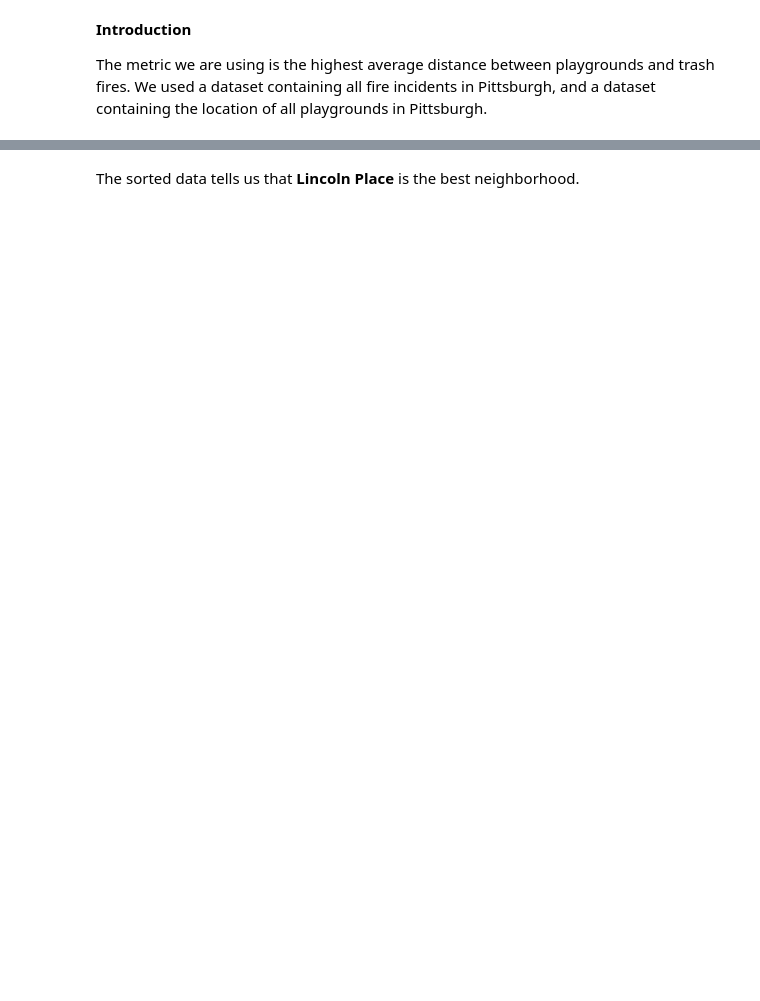
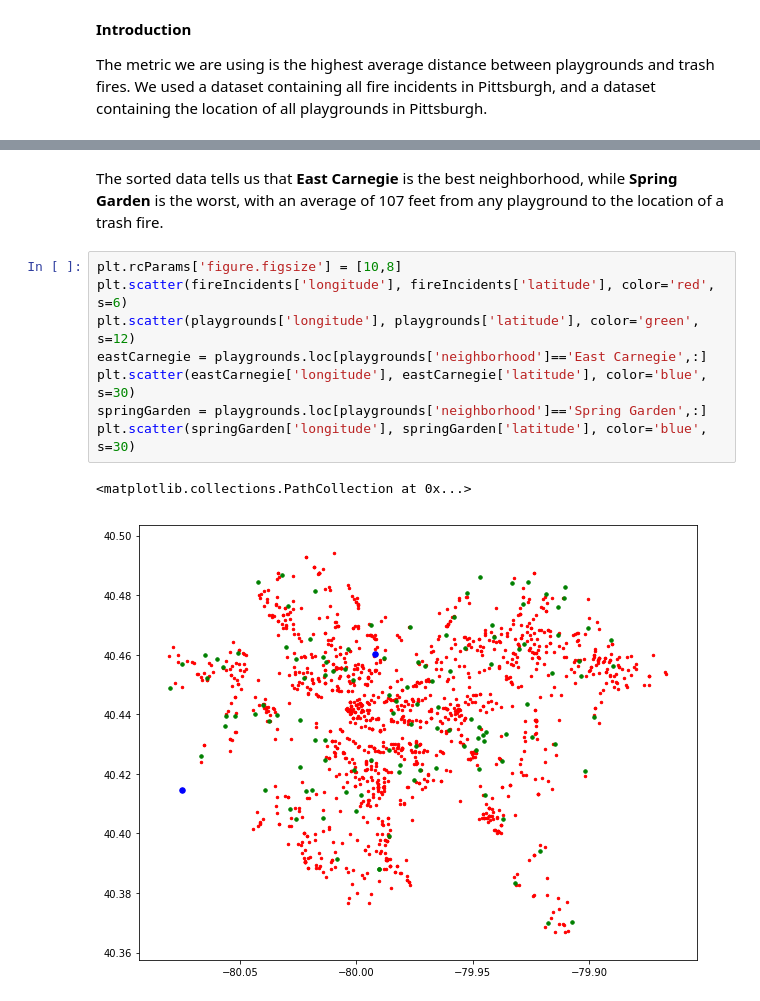
Before and after one commit to JakeBaumbaugh/cmpinf0010-final-project-6, a Jupyter notebook: main.ipynb, the cells around one changed output, grey strips where cells are left out. Saved outputs shown, nothing was run; the diff lists cells and outputs as text; blank space fills up the shorter version.

```diff
--- a/main.ipynb
+++ b/main.ipynb
@@ -94,2 +92,13 @@ for i in list_tuples:
-# %% [markdown]
-The sorted data tells us that **Lincoln Place** is the best neighborhood.
+# %% [markdown]
+The sorted data tells us that **East Carnegie** is the best neighborhood, while **Spring Garden** is the worst, with an average of 107 feet from any playground to the location of a trash fire.
+# %%
+plt.rcParams['figure.figsize'] = [10,8]
+plt.scatter(fireIncidents['longitude'], fireIncidents['latitude'], color='red', s=6)
+plt.scatter(playgrounds['longitude'], playgrounds['latitude'], color='green', s=12)
+eastCarnegie = playgrounds.loc[playgrounds['neighborhood']=='East Carnegie',:]
+plt.scatter(eastCarnegie['longitude'], eastCarnegie['latitude'], color='blue', s=30)
+springGarden = playgrounds.loc[playgrounds['neighborhood']=='Spring Garden',:]
+plt.scatter(springGarden['longitude'], springGarden['latitude'], color='blue', s=30)
+# %% [output]
+<matplotlib.collections.PathCollection at 0x...>
+[figure, added]
```
Also changed, not shown: parts of 8 cells of this notebook.
